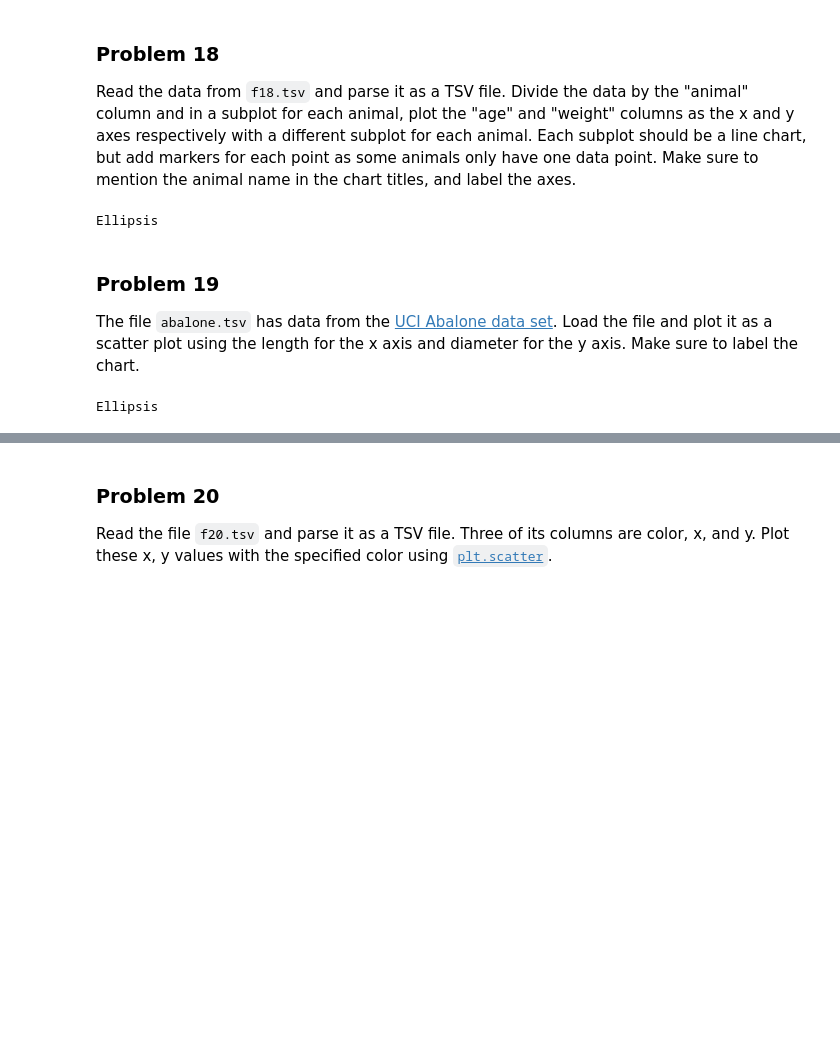
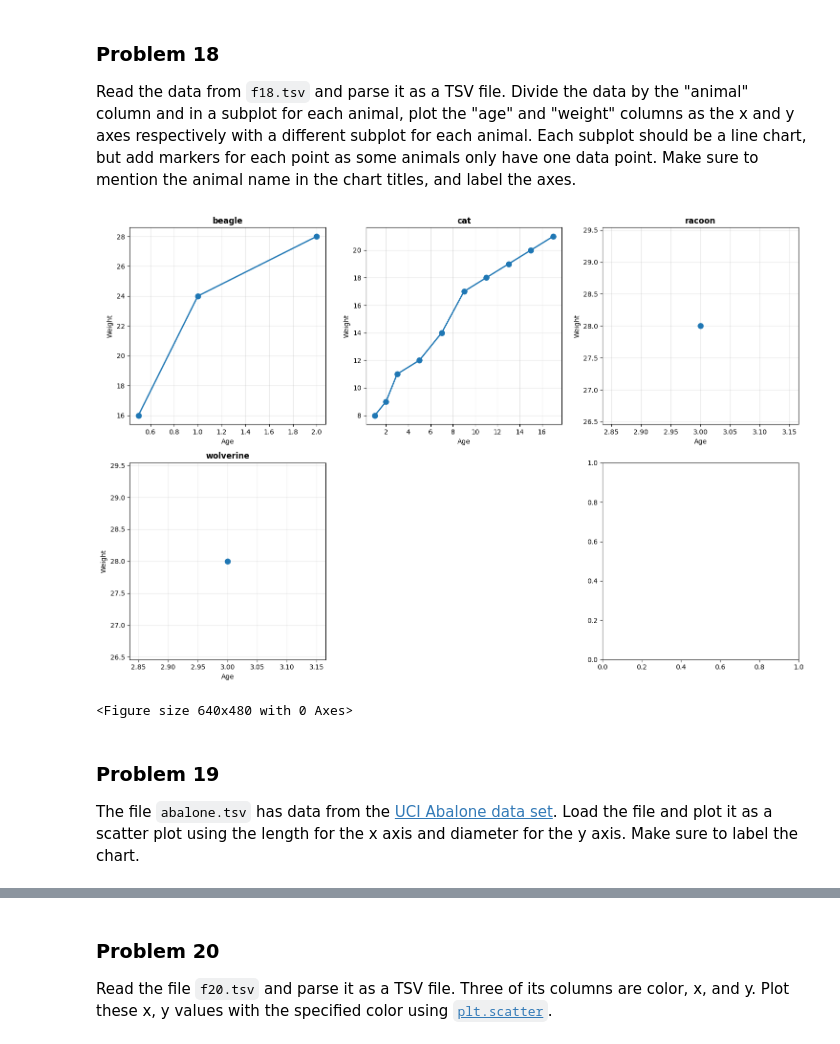
Before and after one commit to Spantone2048/dx602-homework-05, a Jupyter notebook: homework.ipynb, the cells around one changed output, grey strips where cells are left out. Cells and saved outputs as stored; diff of their text form; code cells hidden in the pictures; blank space fills up the shorter version.

```diff
--- a/homework.ipynb
+++ b/homework.ipynb
@@ -473,21 +488,62 @@ Read the data from `f18.tsv` and parse it as a TSV file.
 Divide the data by the "animal" column and in a subplot for each animal, plot the "age" and "weight" columns as the x and y axes respectively with a different subplot for each animal.
 Each subplot should be a line chart, but add markers for each point as some animals only have one data point.
 Make sure to mention the animal name in the chart titles, and label the axes.
-# %%
-# YOUR CHANGES HERE
-
-...
-# %% [output]
-Ellipsis
+# %%
+# YOUR CHANGES HERE
+
+with open('f18.tsv', 'r') as file:
+    lines = file.readlines()
+
+header = lines[0].strip().split('\t')
+
+animal_idx = header.index('animal')
+age_idx = header.index('age')
+weight_idx = header.index('weight')
+
+animal_data = {}
+for line in lines[1:]:  # Skip header
+    values = line.strip().split('\t')
+    animal = values[animal_idx]
+    age = float(values[age_idx])
+    weight = float(values[weight_idx])
+
+    if animal not in animal_data:
+        animal_data[animal] = {'ages': [], 'weights': []}
+
+    animal_data[animal]['ages'].append(age)
+    animal_data[animal]['weights'].append(weight)
+
+animals = list(animal_data.keys())
+n_animals = len(animals)
+
+n_cols = 3
+n_rows = (n_animals + n_cols - 1) // n_cols
+
+fig, axes = plt.subplots(n_rows, n_cols, figsize=(15, 5*n_rows))
+axes = axes.flatten()
+
+for idx, animal in enumerate(animals):
+    ages = animal_data[animal]['ages']
+    weights = animal_data[animal]['weights']
+
+    axes[idx].plot(ages, weights, marker='o', linestyle='-',
+                   linewidth=2, markersize=8)
+    axes[idx].set_title(f'{animal}', fontsize=12, fontweight='bold')
+    axes[idx].set_xlabel('Age', fontsize=10)
+    axes[idx].set_ylabel('Weight', fontsize=10)
+    axes[idx].grid(True, alpha=0.3)
+
+for idx in range(n_animals, len(axes)):
+    axes[idx].set_visible(False)
+
+    plt.tight_layout()
+    plt.show()
+# %% [output]
+[figure, added]
+<Figure size 640x480 with 0 Axes>
 # %% [markdown]
 ### Problem 19
 
 The file `abalone.tsv` has data from the [UCI Abalone data set](https://archive.ics.uci.edu/dataset/1/abalone).
 Load the file and plot it as a scatter plot using the length for the x axis and diameter for the y axis.
 Make sure to label the chart.
-# %%
-# YOUR CHANGES HERE
-
-...
-# %% [output]
-Ellipsis
```
Also changed, not shown: parts of 6 cells of this notebook.
